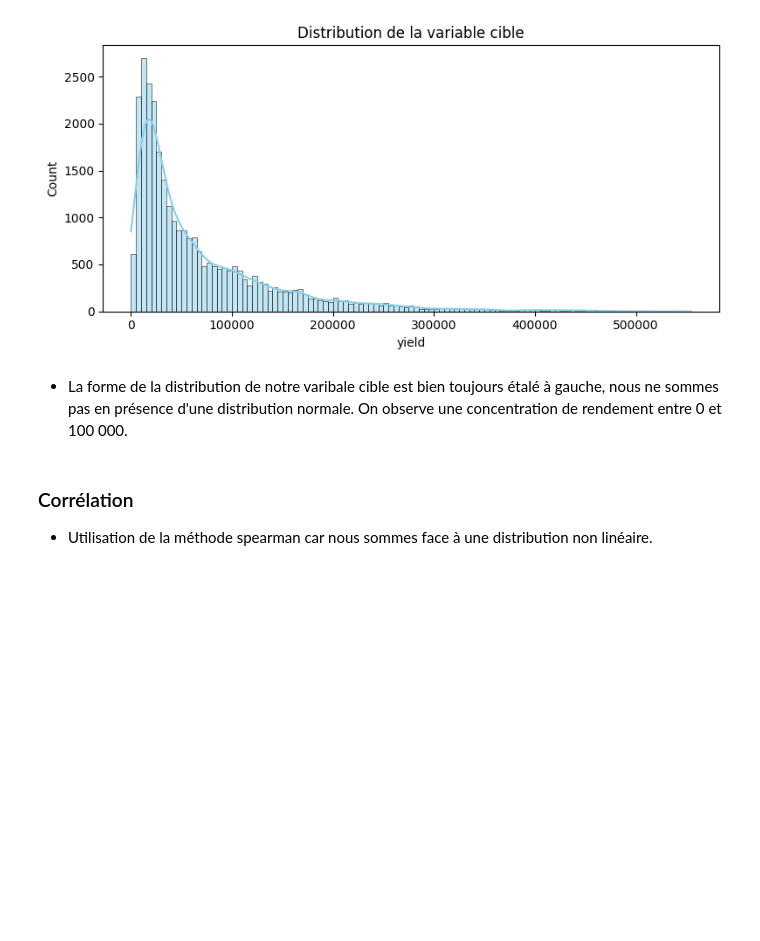
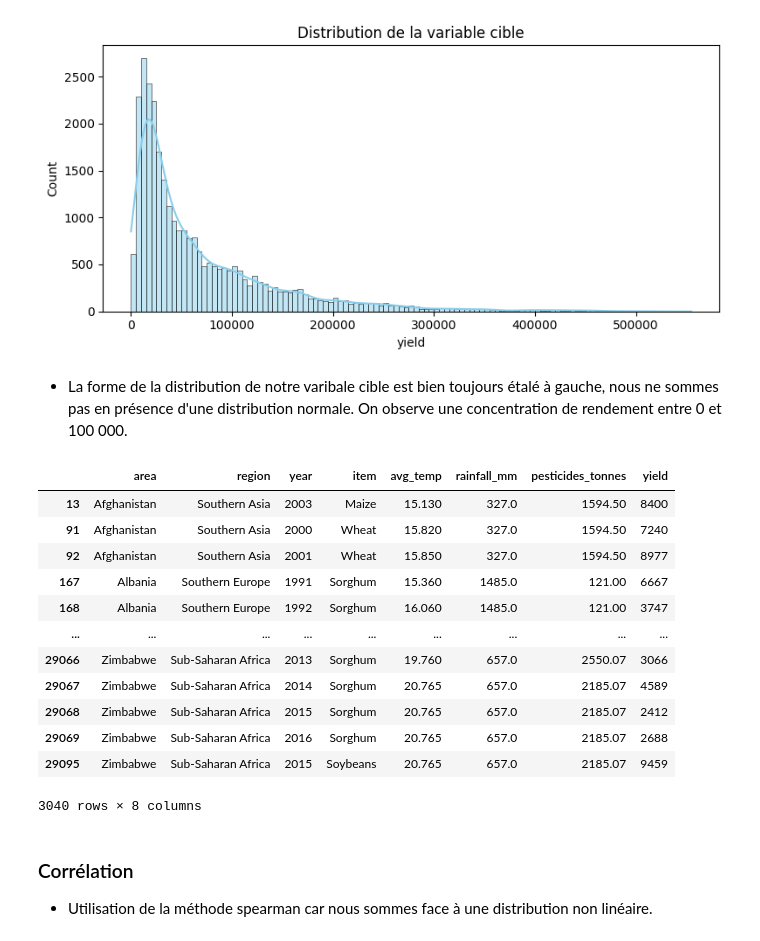
Before and after one commit to SCFlorian/Systeme_recommandation_agricole, a Jupyter notebook: notebooks/notebook_analyse_exploratoire.ipynb, the cells around one changed output. Saved outputs shown, nothing was run; the diff lists cells and outputs as text; code cells hidden in the pictures; blank space fills up the shorter version.

```diff
--- a/notebooks/notebook_analyse_exploratoire.ipynb
+++ b/notebooks/notebook_analyse_exploratoire.ipynb
@@ -1744,6 +1785,22 @@ plt.show()
 [figure]
 # %% [markdown]
 - La forme de la distribution de notre varibale cible est bien toujours étalé à gauche, nous ne sommes pas en présence d'une distribution normale. On observe une concentration de rendement entre 0 et 100 000.
+# %%
+yield_final.loc[yield_final['yield']<=10000,:]
+# %% [output]
+|  | area | region | year | item | avg_temp | rainfall_mm | pesticides_tonnes | yield |
+| 13 | Afghanistan | Southern Asia | 2003 | Maize | 15.130 | 327.0 | 1594.50 | 8400 |
+| 91 | Afghanistan | Southern Asia | 2000 | Wheat | 15.820 | 327.0 | 1594.50 | 7240 |
+| 92 | Afghanistan | Southern Asia | 2001 | Wheat | 15.850 | 327.0 | 1594.50 | 8977 |
+| 167 | Albania | Southern Europe | 1991 | Sorghum | 15.360 | 1485.0 | 121.00 | 6667 |
+| 168 | Albania | Southern Europe | 1992 | Sorghum | 16.060 | 1485.0 | 121.00 | 3747 |
+| ... | ... | ... | ... | ... | ... | ... | ... | ... |
+| 29066 | Zimbabwe | Sub-Saharan Africa | 2013 | Sorghum | 19.760 | 657.0 | 2550.07 | 3066 |
+| 29067 | Zimbabwe | Sub-Saharan Africa | 2014 | Sorghum | 20.765 | 657.0 | 2185.07 | 4589 |
+| 29068 | Zimbabwe | Sub-Saharan Africa | 2015 | Sorghum | 20.765 | 657.0 | 2185.07 | 2412 |
+| 29069 | Zimbabwe | Sub-Saharan Africa | 2016 | Sorghum | 20.765 | 657.0 | 2185.07 | 2688 |
+| 29095 | Zimbabwe | Sub-Saharan Africa | 2015 | Soybeans | 20.765 | 657.0 | 2185.07 | 9459 |
+3040 rows × 8 columns
 # %% [markdown]
 ### Corrélation
 - Utilisation de la méthode spearman car nous sommes face à une distribution non linéaire.
```
Also changed, not shown: parts of 13 cells of this notebook, 7 other files.
